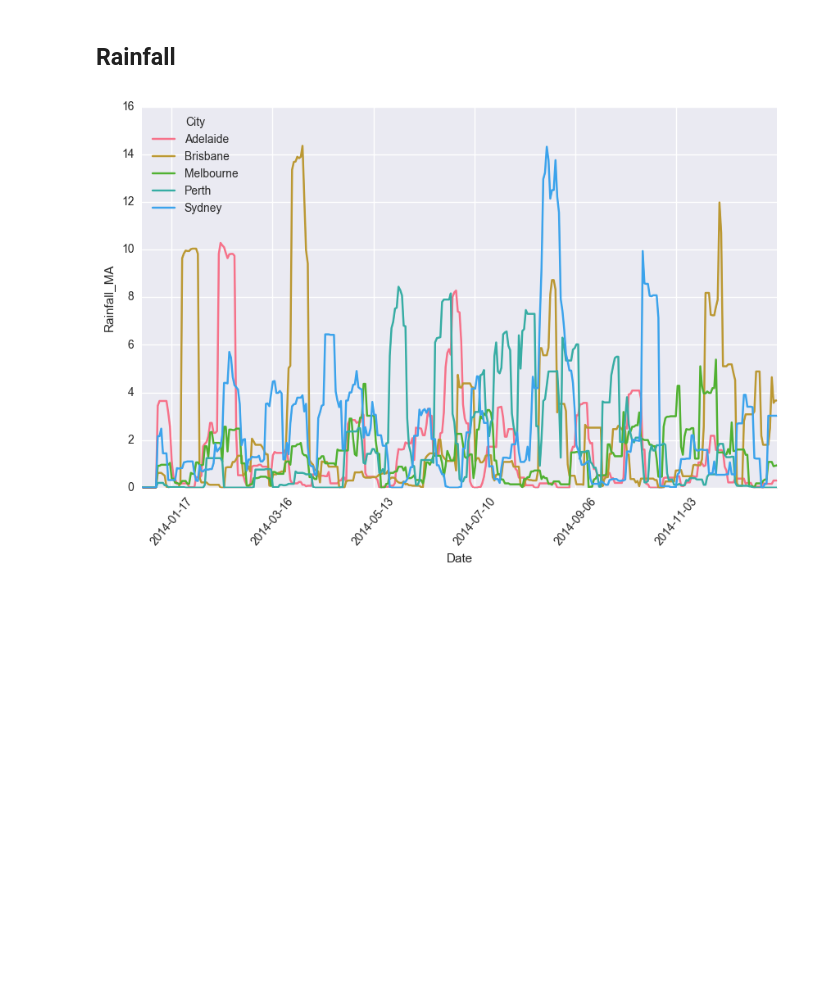
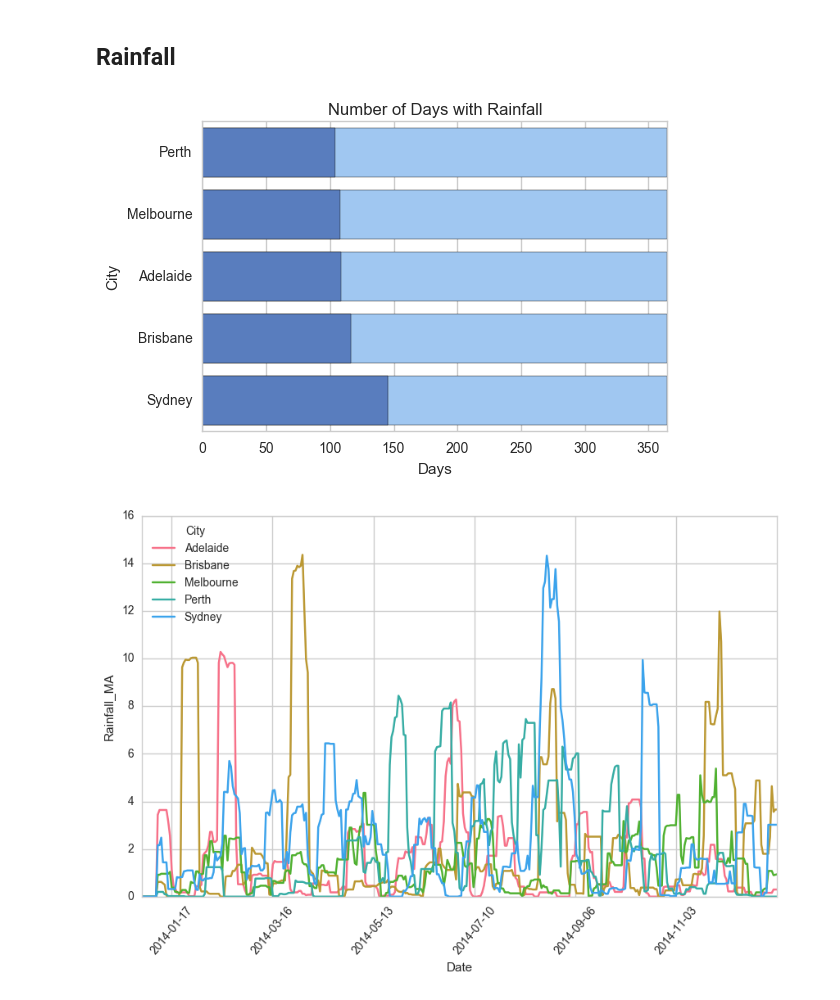
Before and after one commit to BrunnoRicci/bom-austraila, a Jupyter notebook: BOM_Australia.ipynb, the cells around one changed output. Drawn from its saved outputs; the diff is of its cells as text; code cells hidden in the pictures; blank space fills up the shorter version.

```diff
--- a/BOM_Australia.ipynb
+++ b/BOM_Australia.ipynb
@@ -1,7 +1,9 @@
 # %%
 import numpy as np # linear algebra
+
 import seaborn as sns
 sns.set_palette("husl")
+sns.set_style("whitegrid")
 
 import matplotlib.pyplot as plt
 PW = 10
@@ -246,6 +248,24 @@ def plot_time(topl, col):
     return sns_plt
 
 df.sort_values(["City","Date"]);
+# %%
+##Percantage of days without rain
+df["HasRain"] = df["Rainfall"].apply(lambda x: 1.0 if x > 0 else 0.0)
+topl = df.groupby("City",as_index=False).sum()[["HasRain","City"]]
+#topl["HasRain"] /= days
+topl["Total"]  = 1.0 * days
+topl = topl.sort_values("HasRain")
+
+sns.set_color_codes("pastel")
+sns_plt = sns.barplot(x="Total", y="City", data=topl, label="Total", color="b")
+sns.set_color_codes("muted")
+sns_plt = sns.barplot(x="HasRain", y="City", data=topl, label="Total", color="b");
+
+sns_plt.set_xlabel("Days")
+sns_plt.set_xlim(0,days)
+plt.title('Number of Days with Rainfall');
+# %% [output]
+[figure, added]
 # %%
 col = "Rainfall"
 ncol = roll(df, col, 10)
```
Also changed, not shown: parts of 3 cells of this notebook.
